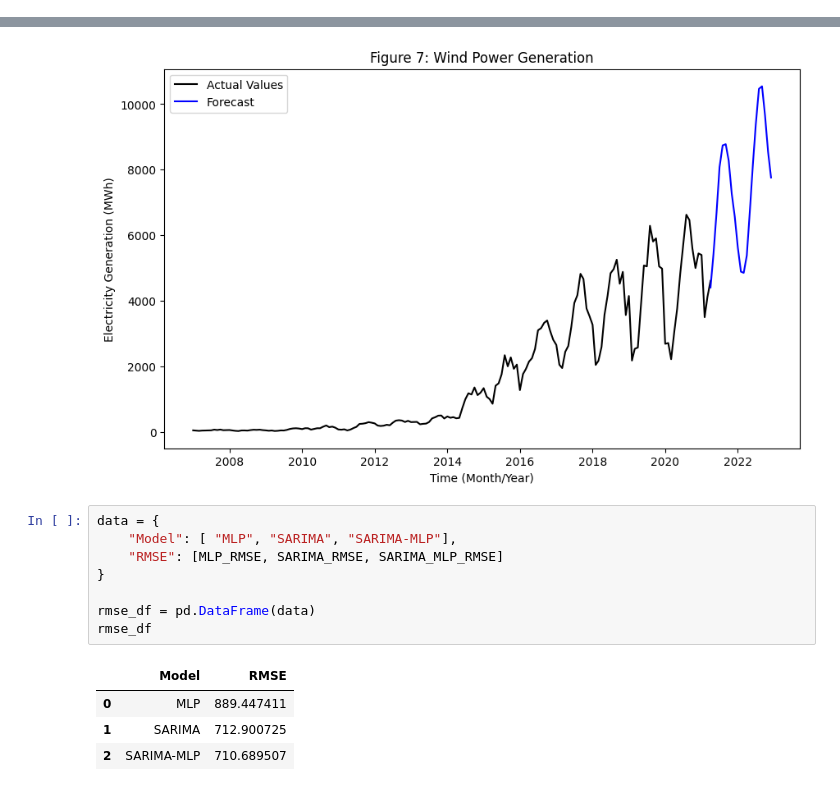
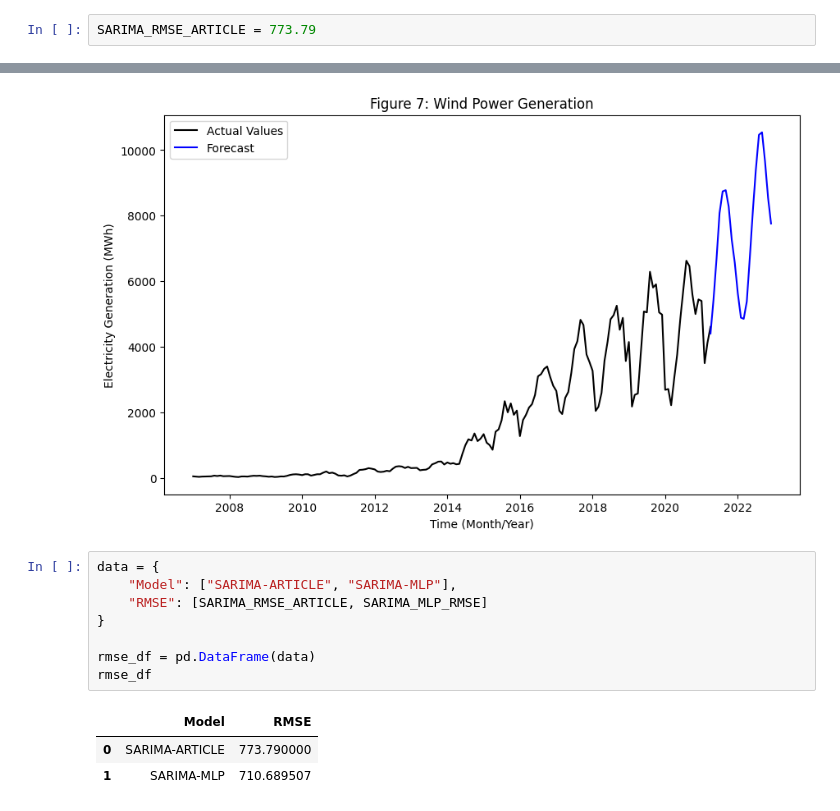
Before and after one commit to pedronatanaelfs/energy_project, a Jupyter notebook: notebooks/data_modeling_ARTICLE.ipynb, the cells around one changed output, grey strips where cells are left out. Cells and saved outputs as stored; diff of their text form.

```diff
--- a/notebooks/data_modeling_ARTICLE.ipynb
+++ b/notebooks/data_modeling_ARTICLE.ipynb
@@ -305,3 +299,5 @@ SARIMA_RMSE
+# %%
+SARIMA_RMSE_ARTICLE = 773.79
 # %%
 # Fit the chosen SARIMA model
 arima_order = (8, 1, 6)
@@ -933,14 +928,13 @@ plt.show()
 [figure]
 # %%
 data = {
-    "Model": [ "MLP", "SARIMA", "SARIMA-MLP"],
-    "RMSE": [MLP_RMSE, SARIMA_RMSE, SARIMA_MLP_RMSE]
+    "Model": ["SARIMA-ARTICLE", "SARIMA-MLP"],
+    "RMSE": [SARIMA_RMSE_ARTICLE, SARIMA_MLP_RMSE]
 }
 
 rmse_df = pd.DataFrame(data)
 rmse_df
 # %% [output]
 |  | Model | RMSE |
-| 0 | MLP | 889.447411 |
-| 1 | SARIMA | 712.900725 |
-| 2 | SARIMA-MLP | 710.689507 |
+| 0 | SARIMA-ARTICLE | 773.790000 |
+| 1 | SARIMA-MLP | 710.689507 |
```
Also changed, not shown: parts of 2 cells of this notebook, 14 other files.
